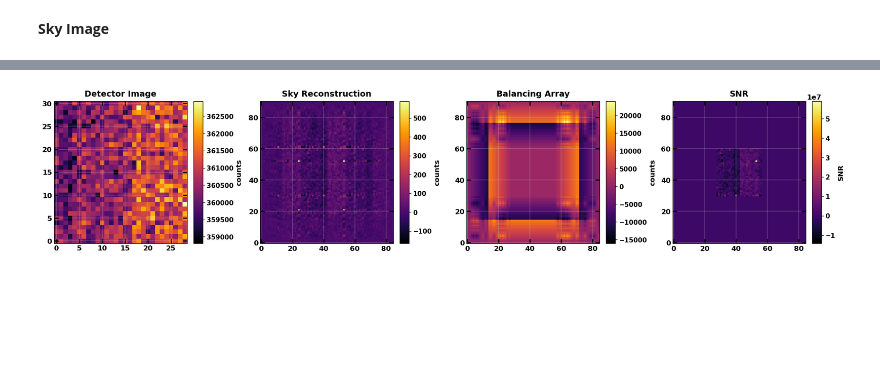
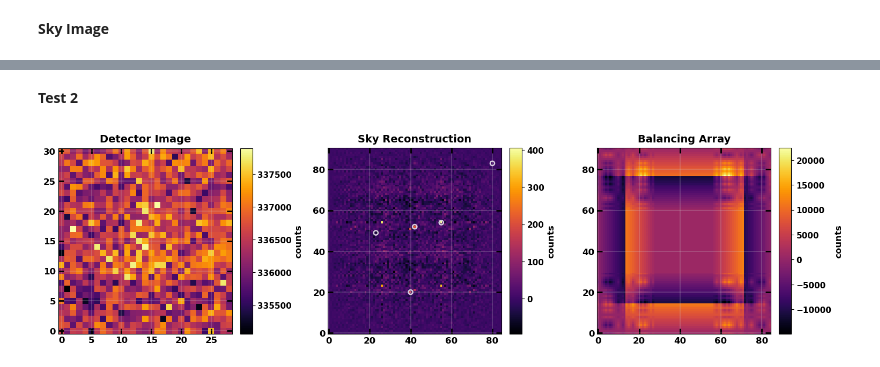
Before and after one commit to EdoardoGiancarli/Reconstruction_Masks_Test, a Jupyter notebook: Img_ReconstructionMethods_2D/Images_Test.ipynb, the cells around one changed output, grey strips where cells are left out. Drawn from its saved outputs; the diff is of its cells as text; code cells hidden in the pictures; blank space fills up the shorter version.

```diff
--- a/Img_ReconstructionMethods_2D/Images_Test.ipynb
+++ b/Img_ReconstructionMethods_2D/Images_Test.ipynb
@@ -54,10 +54,10 @@ def sky_image_simulation(sky_image_shape: tuple[int, int],
     """Simulates the sky image given the sources flux."""
 
     # generate sky
-    if sky_background_rate is not None:
+    if sky_background_rate is None:
+        sky_image = np.zeros(sky_image_shape)
+    else:
         sky_image = np.random.poisson(sky_background_rate, sky_image_shape)
-    else:
-        sky_image = np.zeros(sky_image_shape)
 
     sky_background = sky_image.copy()
 
@@ -88,16 +105,20 @@ plot.image_plot([sky_image, sky_background, sky_image*bulk_array],
+# %% [markdown]
+**Test 2**
 # %%
-detector_image = correlate(mask, sky_image, mode='valid')
+h, v = n - 1, m - 1
 
-b = np.ones(bulk_array_shape)
-bal = correlate(decoder, b*(detector_image.sum()/b.sum()))
-sky_reconstruction = correlate(decoder, detector_image) - bal
+cc_detector_image = correlate(mask, sky_image, mode='full')
+fcfov_detector_image = cc_detector_image[2*h : -2*h, 2*v : -2*v]
+fcfov_bulk_array = np.ones(fcfov_detector_image.shape)
 
-snr = np.nan_to_num(sky_reconstruction/(correlate(decoder**2, detector_image) - correlate(decoder**2, b*(detector_image.sum()/b.sum())) + 1e-5))
+bal = correlate(decoder, fcfov_bulk_array*(fcfov_detector_image.sum()/fcfov_bulk_array.sum()))
+sky_reconstruction = correlate(decoder, fcfov_detector_image) - bal
+assert sky_reconstruction.shape == sky_shape and bal.shape == sky_reconstruction.shape
 
-
-plot.image_plot([detector_image, sky_reconstruction, bal, snr],
-                ["Detector Image", "Sky Reconstruction", "Balancing Array", "SNR"],
-                cbarlabel=["counts"]*3 + ["SNR"],
-                cbarcmap=["inferno"]*4)
+plot.image_plot([fcfov_detector_image, sky_reconstruction, bal],
+                ["Detector Image", "Sky Reconstruction", "Balancing Array"],
+                cbarlabel=["counts"]*3,
+                cbarcmap=["inferno"]*3,
+                simulated_sources=[None, sources_pos, None])
 # %% [output]
-[figure, old version]
+[figure, new version]
```
Also changed, not shown: parts of 14 cells of this notebook, 2 other files.
